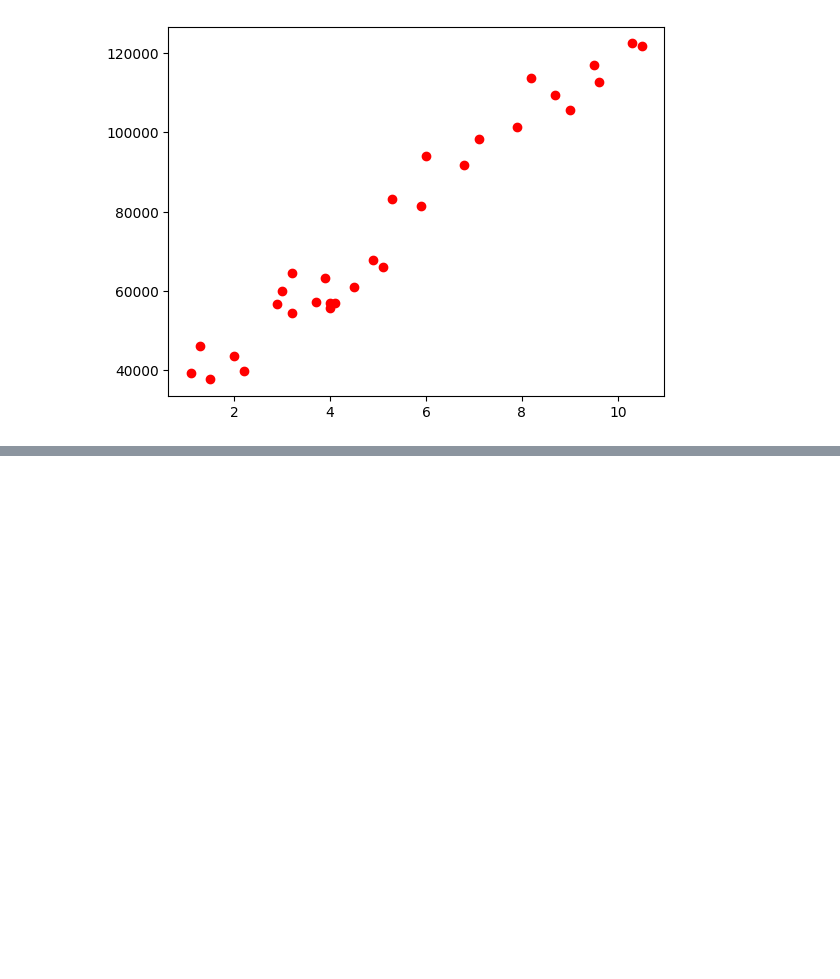
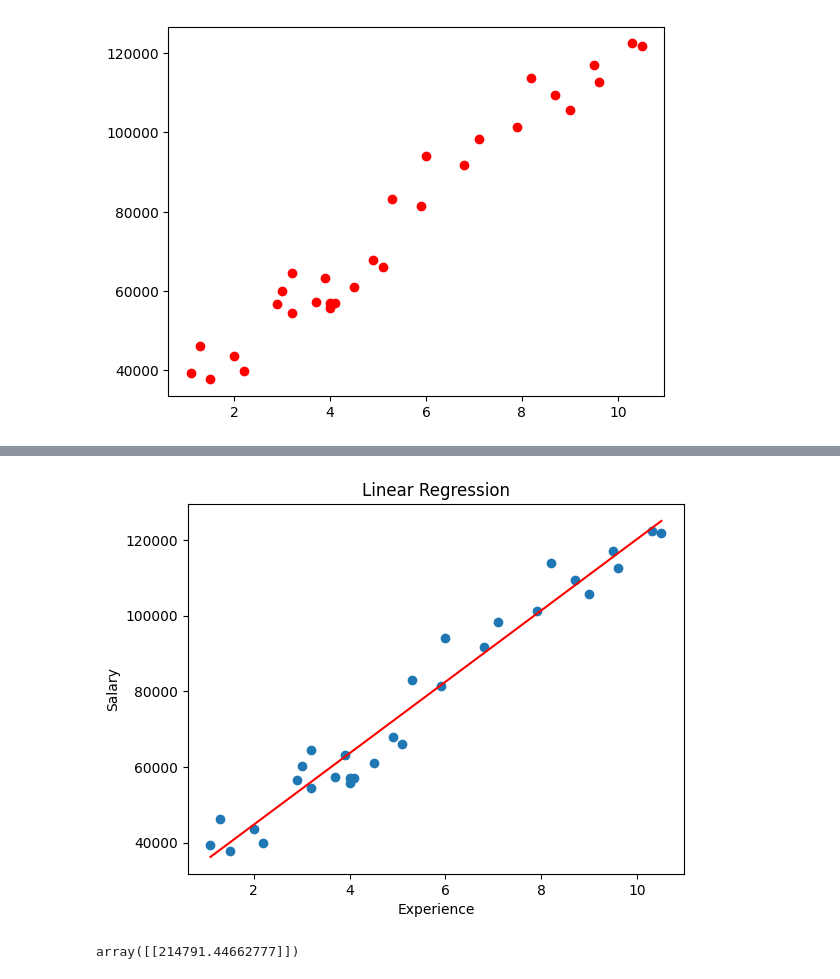
Before and after one commit to AAYU6H/ai-codes, a Jupyter notebook: Linear Regression/Salary Data/Linear-Regression.ipynb, the cells around one changed output, grey strips where cells are left out. Drawn from its saved outputs; the diff is of its cells as text; code cells hidden in the pictures; blank space fills up the shorter version.

```diff
--- a/Linear Regression/Salary Data/Linear-Regression.ipynb
+++ b/Linear Regression/Salary Data/Linear-Regression.ipynb
@@ -27,2 +74,4 @@ NameError: name 'data' is not defined
 # %%
 from sklearn.linear_model import LinearRegression
+lin = LinearRegression()
+lin.fit(x,y)
@@ -28,0 +82,4 @@ from sklearn.linear_model import LinearRegression
+# %%
+y_prediction = lin.predict(x)
+print(y_prediction)
+print(y.head(10))
@@ -28,0 +104,14 @@ from sklearn.linear_model import LinearRegression
+# %%
+plt.scatter(x,y)
+plt.plot(x,y_prediction,color ="red")
+plt.title("Linear Regression")
+plt.xlabel("Experience")
+plt.ylabel("Salary")
+plt.show()
+# %% [output]
+[figure, added]
+# %%
+new_predict = lin.predict(np.array([[20]]))
+new_predict
+# %% [output]
+array([[214791.44662777]])
```
Also changed, not shown: parts of 8 cells of this notebook, 1 other file.
